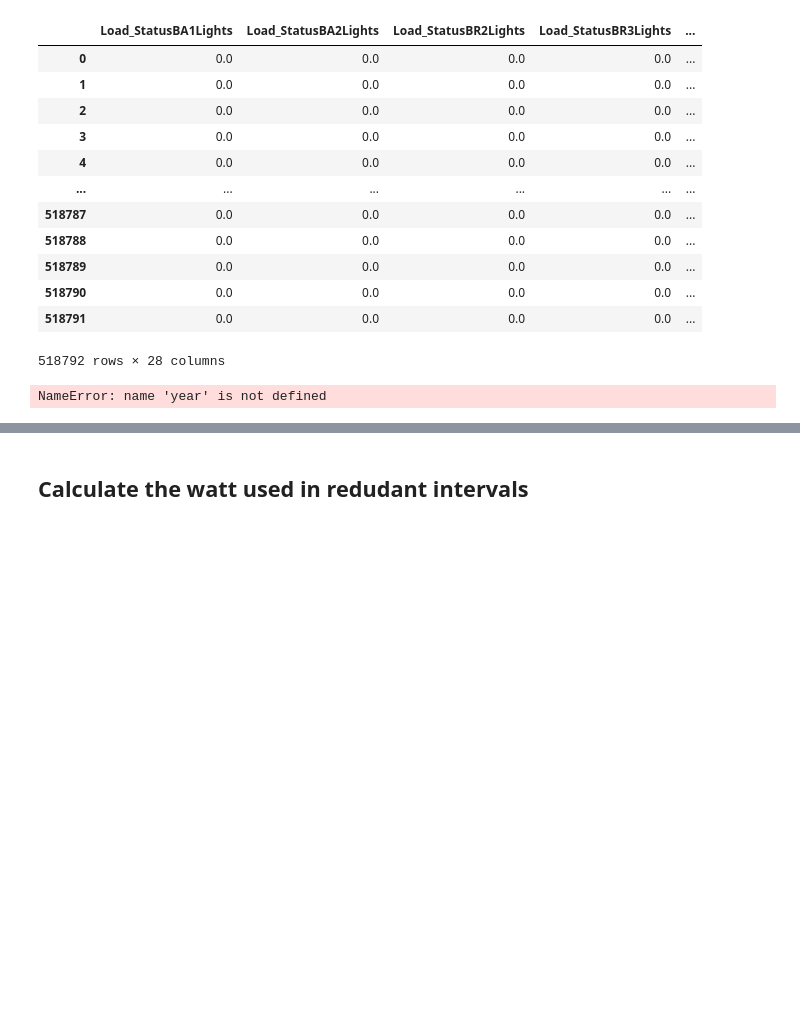
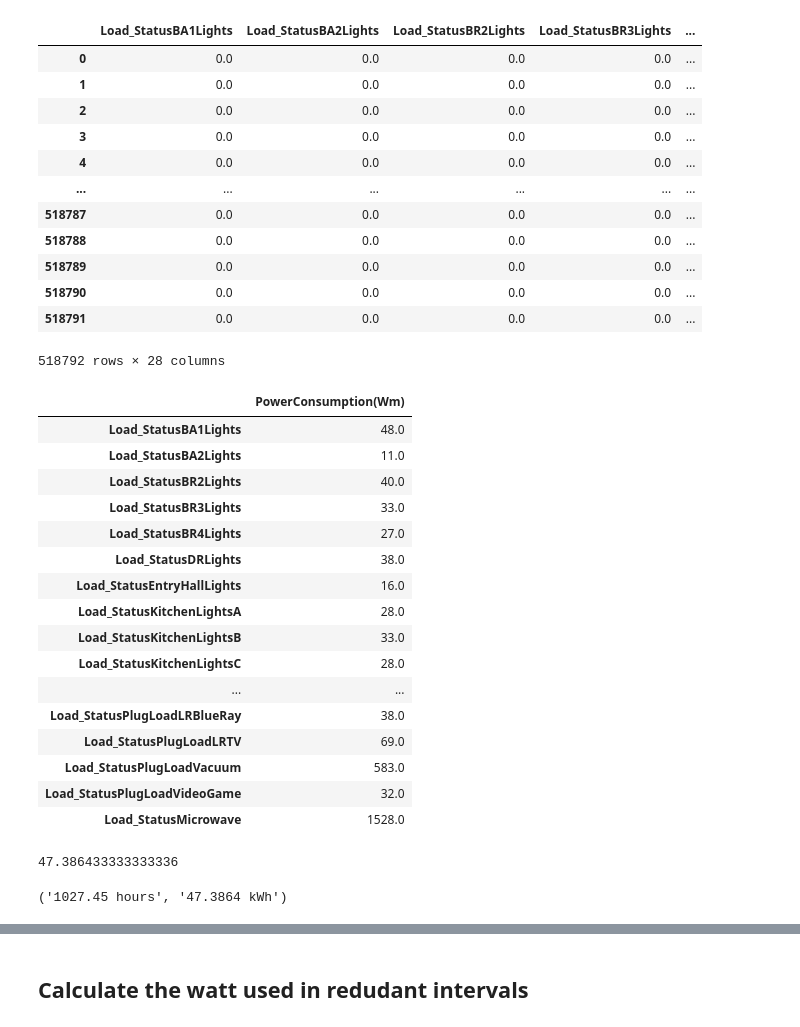
Before and after one commit to christiannielsen98/Datavidenskab-P6, a Jupyter notebook: Project/_05InferKnowledgeOfRules/NZERTF_dataframe_redundancies.ipynb, the cells around one changed output, grey strips where cells are left out. Saved outputs shown, nothing was run; the diff lists cells and outputs as text; code cells hidden in the pictures; blank space fills up the shorter version.

```diff
--- a/Project/_05InferKnowledgeOfRules/NZERTF_dataframe_redundancies.ipynb
+++ b/Project/_05InferKnowledgeOfRules/NZERTF_dataframe_redundancies.ipynb
@@ -59,12 +59,31 @@ timestamp_dict['Year1'][lambda self: self.columns[1:]]
 | 518791 | 0.0 | 0.0 | 0.0 | 0.0 | ... |
 518792 rows × 28 columns
 # %%
-power_consumption_df = power_consumption_df.loc[lambda self: self.index.isin(timestamp_dict[f'Year{year}'].columns[1:])]
+for year in [1]:
+    power_consumption_df = power_consumption_df.loc[lambda self: self.index.isin(timestamp_dict[f'Year{year}'].columns[1:])]
 power_consumption_df
 # %% [output]
-NameError: name 'year' is not defined
+|  | PowerConsumption(Wm) |
+| Load_StatusBA1Lights | 48.0 |
+| Load_StatusBA2Lights | 11.0 |
+| Load_StatusBR2Lights | 40.0 |
+| Load_StatusBR3Lights | 33.0 |
+| Load_StatusBR4Lights | 27.0 |
+| Load_StatusDRLights | 38.0 |
+| Load_StatusEntryHallLights | 16.0 |
+| Load_StatusKitchenLightsA | 28.0 |
+| Load_StatusKitchenLightsB | 33.0 |
+| Load_StatusKitchenLightsC | 28.0 |
+| ... | ... |
+| Load_StatusPlugLoadLRBlueRay | 38.0 |
+| Load_StatusPlugLoadLRTV | 69.0 |
+| Load_StatusPlugLoadVacuum | 583.0 |
+| Load_StatusPlugLoadVideoGame | 32.0 |
+| Load_StatusMicrowave | 1528.0 |
 # %%
 timestamp_dict['Year1'][lambda self: self.columns[1:]].sum(0).dot(power_consumption_df).div(60000)[0]
+# %% [output]
+47.386433333333336
 # %%
 total_hours = 0
 total_energy = 0
@@ -77,6 +96,8 @@ for year in [1]:
 total_hours = str(round(total_hours, 2)) + ' hours'
 total_energy = str(round(total_energy, 4)) + ' kWh'
 total_hours, total_energy
+# %% [output]
+('1027.45 hours', '47.3864 kWh')
 # %%
 redundant_minutes_frequency = timestamp_dict['Year1'].groupby(timestamp_dict['Year1']['Timestamp'].dt.hour).sum()
 # %%
```
Also changed, not shown: parts of 4 cells of this notebook, 6 other files.
